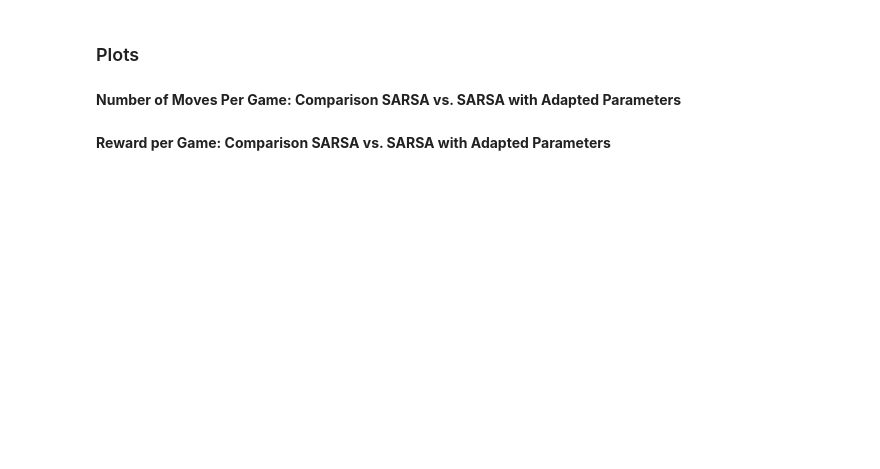
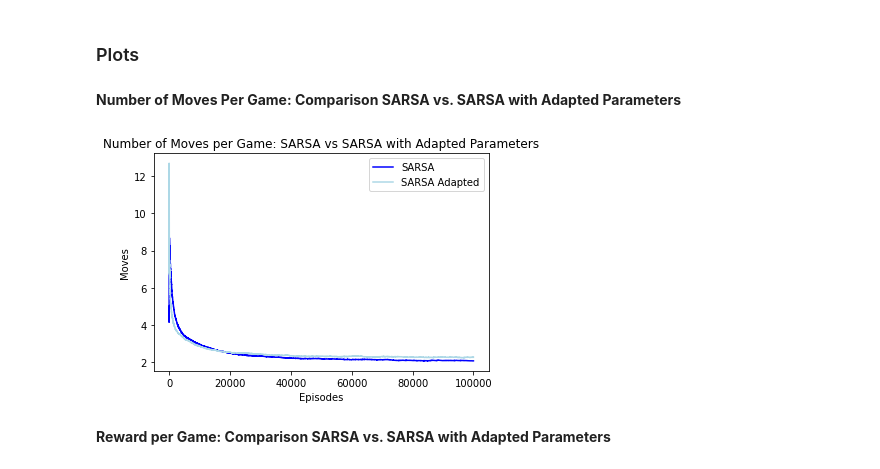
Before and after one commit to ukarag/ReinforcementLearning, a Jupyter notebook: Assignment.ipynb, the cells around one changed output. Drawn from its saved outputs; the diff is of its cells as text; code cells hidden in the pictures; blank space fills up the shorter version.

```diff
--- a/Assignment.ipynb
+++ b/Assignment.ipynb
@@ -333,20 +352,22 @@ Syncing run vocal-rain-6 to Weights & Biases (docs)
 # %%
 # load data from csv file (take ema file)
 sarsa_moves = pd.read_csv('csv/ema_n_moves_sarsa.csv')
 sarsa_moves = sarsa_moves.iloc[: , 1:]
 
 sarsa_moves_changed = pd.read_csv('csv/ema_n_moves_sarsa_changed.csv')
 sarsa_moves_changed = sarsa_moves_changed.iloc[: , 1:]
 
 # plot
-plt.plot(sarsa_moves, label="SARSA", color=sarsa_color)
-plt.plot(sarsa_moves_changed, label="SARSA Adapted", color=sarsa_color_changed)
+plt.plot(sarsa_moves[10:], label="SARSA", color=sarsa_color)
+plt.plot(sarsa_moves_changed[10:], label="SARSA Adapted", color=sarsa_color_changed)
 plt.xlabel("Episodes")
 plt.ylabel("Moves")
 plt.title("Number of Moves per Game: SARSA vs SARSA with Adapted Parameters")
 plt.legend()
 plt.savefig("moves_sarsa_parameters_comparison.pdf")
 plt.show()
+# %% [output]
+[figure, added]
 # %% [markdown]
 **Reward per Game: Comparison SARSA vs. SARSA with Adapted Parameters**
 # %%
```
Also changed, not shown: parts of 15 cells of this notebook, 40 other files.
